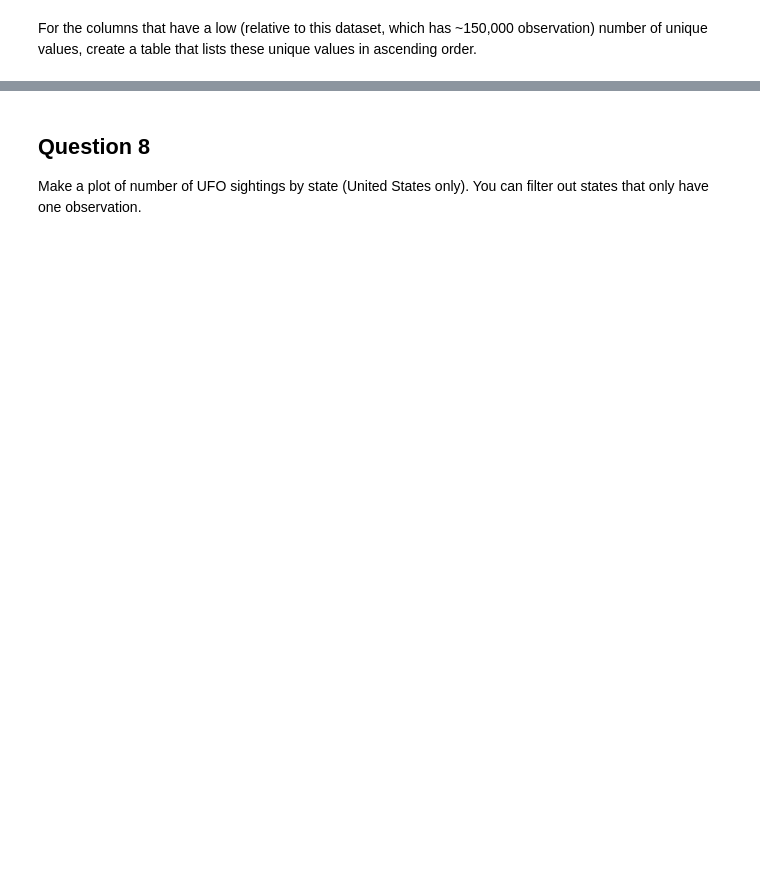
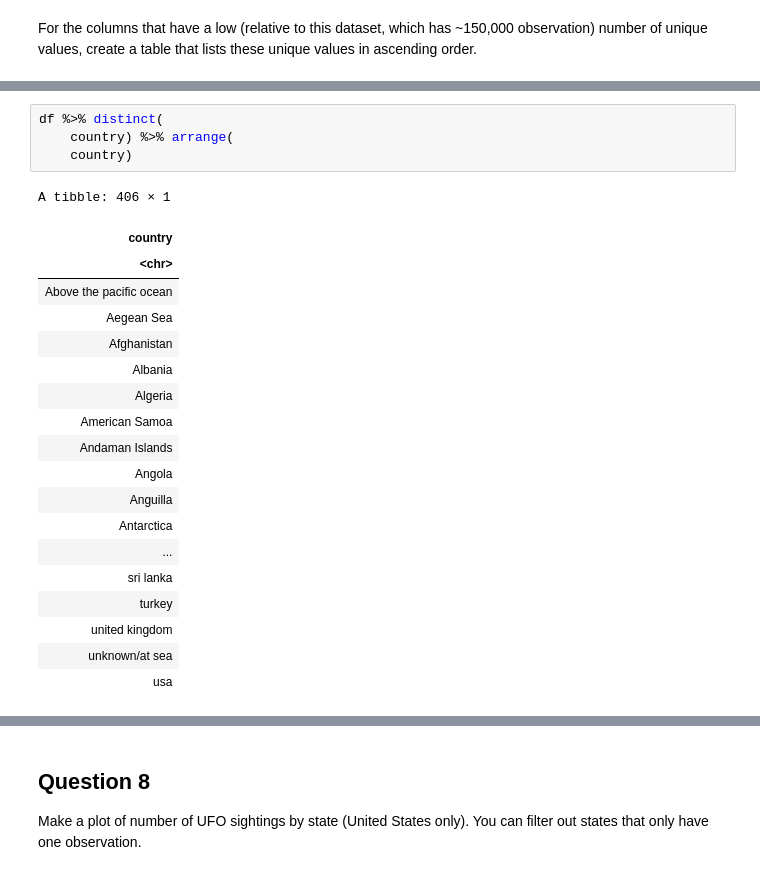
Before and after one commit to AlexisBryant-25/BIOS______512, a Jupyter notebook: Homework04/MyHW/BIOS512_HW4_Alexis.ipynb, the cells around one changed output, grey strips where cells are left out. Cells and saved outputs as stored; diff of their text form; blank space fills up the shorter version.

```diff
--- a/Homework04/MyHW/BIOS512_HW4_Alexis.ipynb
+++ b/Homework04/MyHW/BIOS512_HW4_Alexis.ipynb
@@ -490,0 +544,24 @@ For the columns that have a low (relative to this dataset, which has ~150,000 ob
+# %%
+df %>% distinct(
+    country) %>% arrange(
+    country)
+# %% [output]
+A tibble: 406 × 1
+| country |
+| <chr> |
+| Above the pacific ocean |
+| Aegean Sea |
+| Afghanistan |
+| Albania |
+| Algeria |
+| American Samoa |
+| Andaman Islands |
+| Angola |
+| Anguilla |
+| Antarctica |
+| ... |
+| sri lanka |
+| turkey |
+| united kingdom |
+| unknown/at sea |
+| usa |
```
Also changed, not shown: parts of 7 cells of this notebook.
